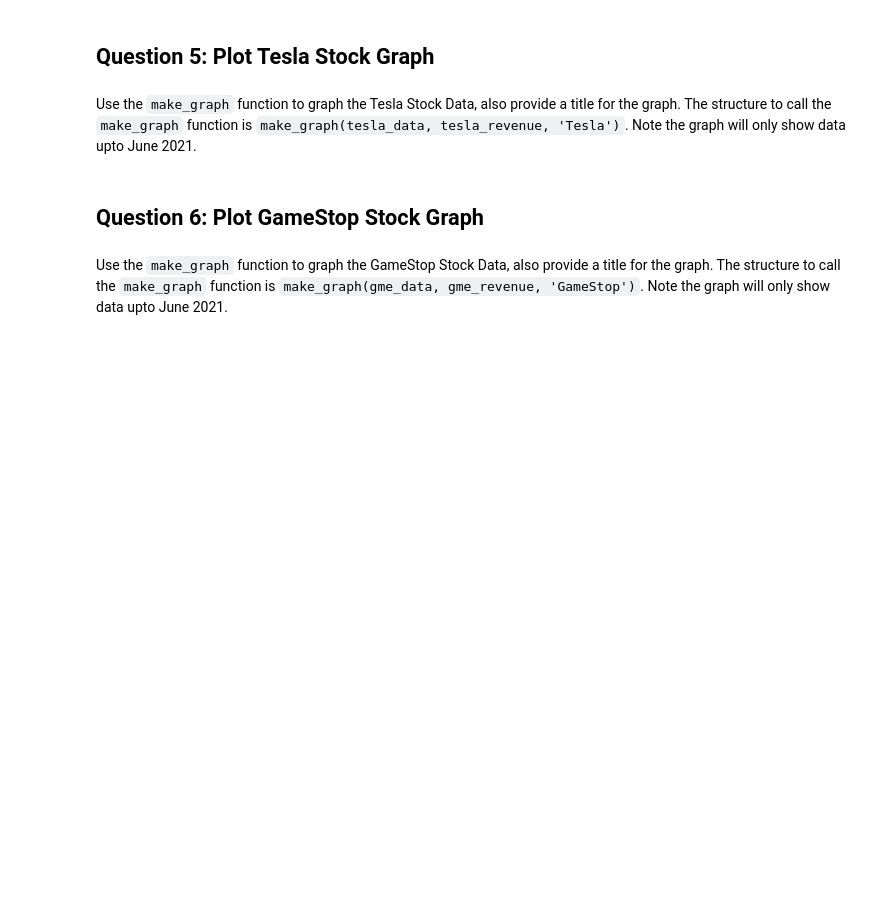
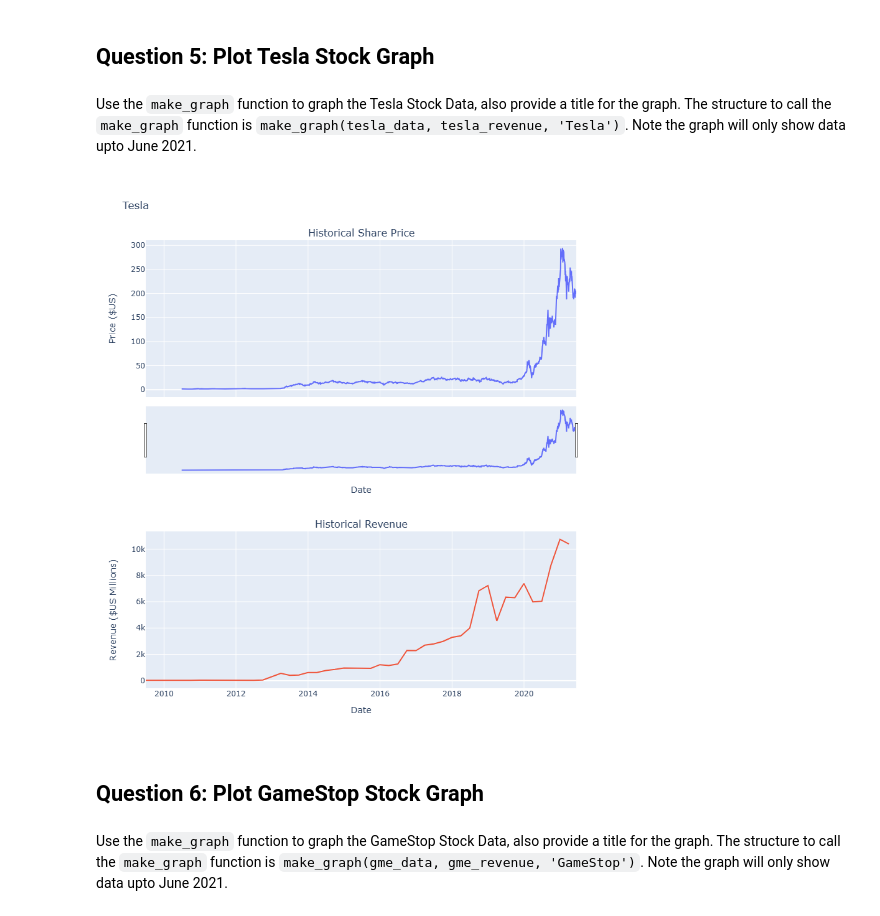
Before and after one commit to 2leoy1025/Python-project-for-data-science-Coursera, a Jupyter notebook: Final Assignment.ipynb, the cells around one changed output. Saved outputs shown, nothing was run; the diff lists cells and outputs as text; code cells hidden in the pictures; blank space fills up the shorter version.

```diff
--- a/Final Assignment.ipynb
+++ b/Final Assignment.ipynb
@@ -287,6 +287,9 @@ gme_revenue.tail(5)
 Use the `make_graph` function to graph the Tesla Stock Data, also provide a title for the graph. The structure to call the `make_graph` function is `make_graph(tesla_data, tesla_revenue, 'Tesla')`. Note the graph will only show data upto June 2021.
 # %%
 tesla_graph = make_graph(tesla_data, tesla_revenue, 'Tesla')
+tesla_graph
+# %% [output]
+[figure, added]
 # %% [markdown]
 ## Question 6: Plot GameStop Stock Graph
 # %% [markdown]
```
Also changed, not shown: parts of 1 cell of this notebook.
